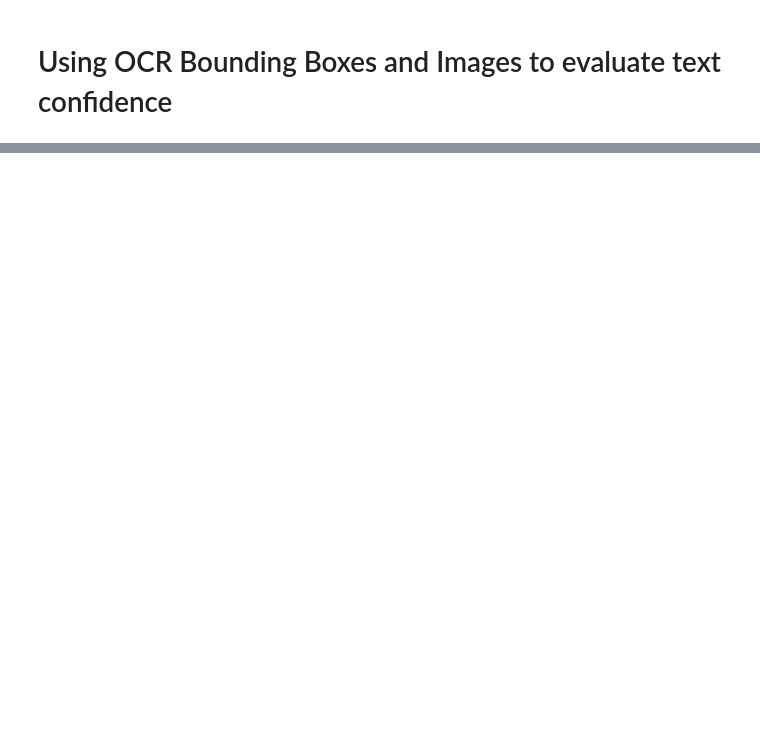
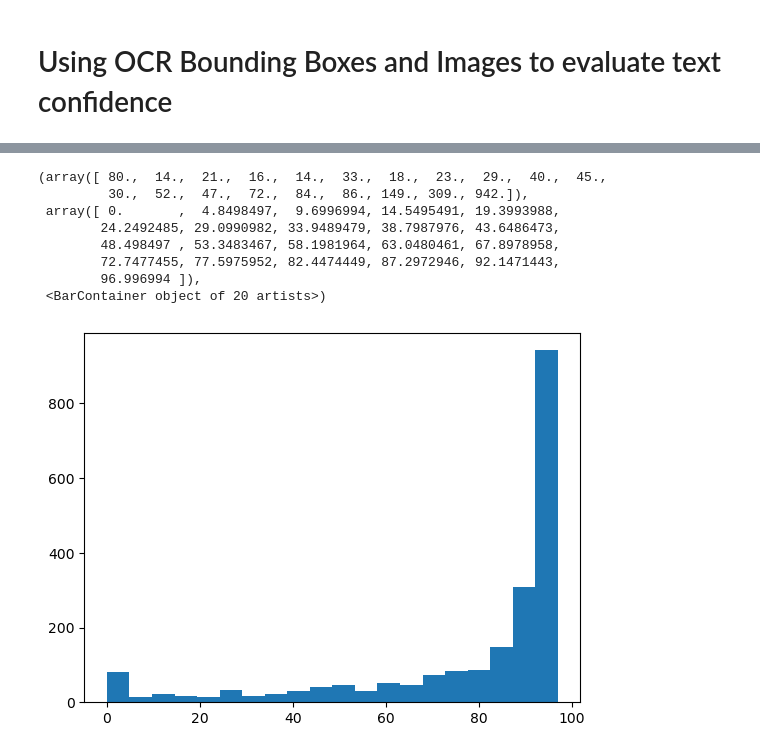
Before and after one commit to TopazFist/BillDatathon2023, a Jupyter notebook: ocr_cv.ipynb, the cells around one changed output, grey strips where cells are left out. Saved outputs shown, nothing was run; the diff lists cells and outputs as text; code cells hidden in the pictures; blank space fills up the shorter version.

```diff
--- a/ocr_cv.ipynb
+++ b/ocr_cv.ipynb
@@ -96,0 +115,22 @@ fig, ax = plt.subplots(1,1)
+# %%
+import cv2
+import numpy as np
+import matplotlib.pyplot as plt
+import pandas as pd
+import os
+import pytesseract as pts
+from cvread import cvread
+from tqdm import tqdm
+from multiprocessing import Pool
+
+ocrdir = 'data/interim/ocr/'
+imgdir = 'data/original/img/'
+
+data = []
+confs = []
+files = 0
+
+with Pool() as p:
+    result = p.map(cvread, list(os.listdir(ocrdir)[:20]))
+
+print(result)
@@ -96,0 +155,16 @@ fig, ax = plt.subplots(1,1)
+# %%
+big = []
+for r in result:
+    for rr in r:
+        big.append(rr)
+plt.hist(big, bins=20)
+# %% [output]
+(array([ 80.,  14.,  21.,  16.,  14.,  33.,  18.,  23.,  29.,  40.,  45.,
+         30.,  52.,  47.,  72.,  84.,  86., 149., 309., 942.]),
+ array([ 0.       ,  4.8498497,  9.6996994, 14.5495491, 19.3993988,
+        24.2492485, 29.0990982, 33.9489479, 38.7987976, 43.6486473,
+        48.498497 , 53.3483467, 58.1981964, 63.0480461, 67.8978958,
+        72.7477455, 77.5975952, 82.4474449, 87.2972946, 92.1471443,
+        96.996994 ]),
+ <BarContainer object of 20 artists>)
+[figure, added]
```
Also changed, not shown: parts of 6 cells of this notebook, 2 other files.
